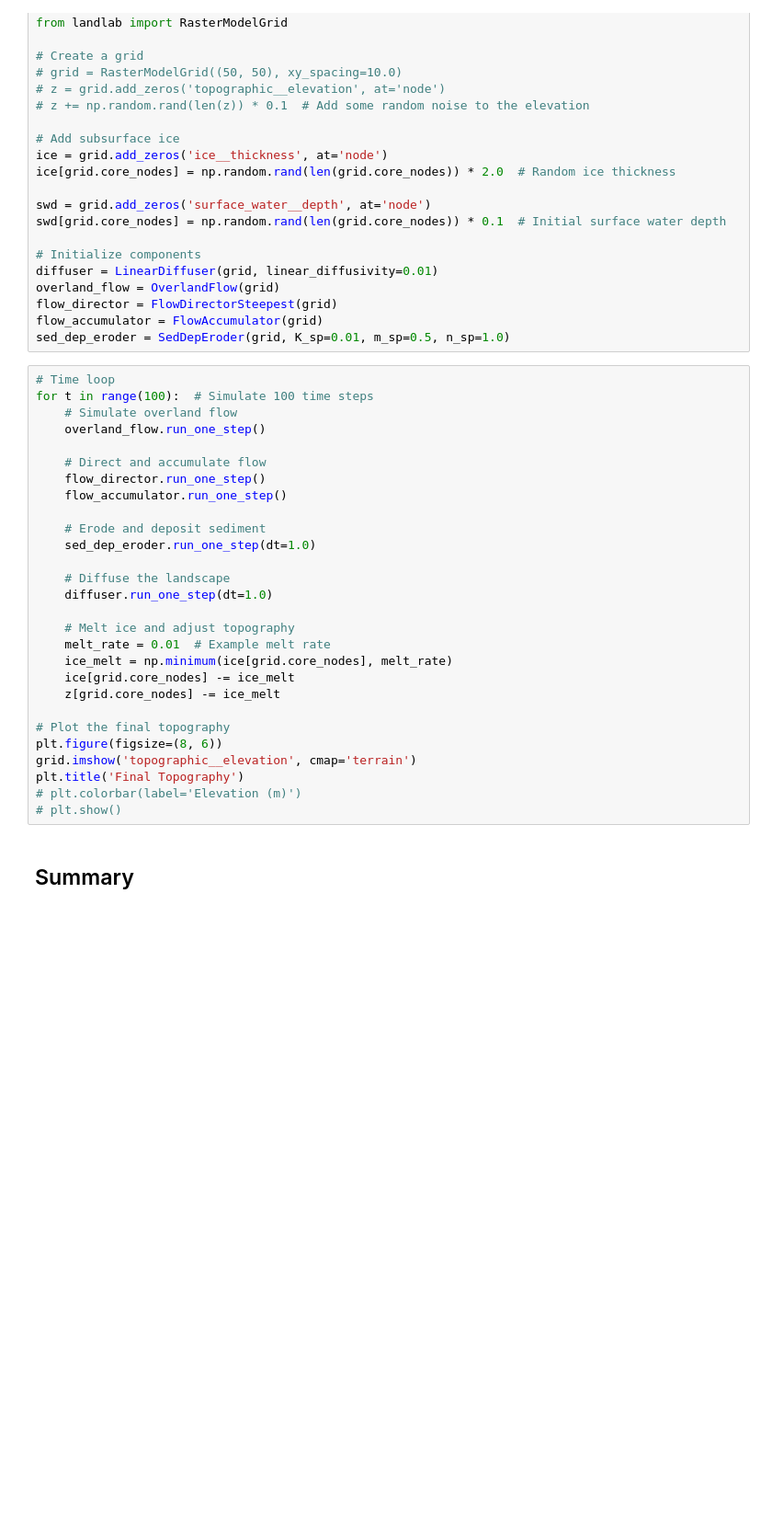
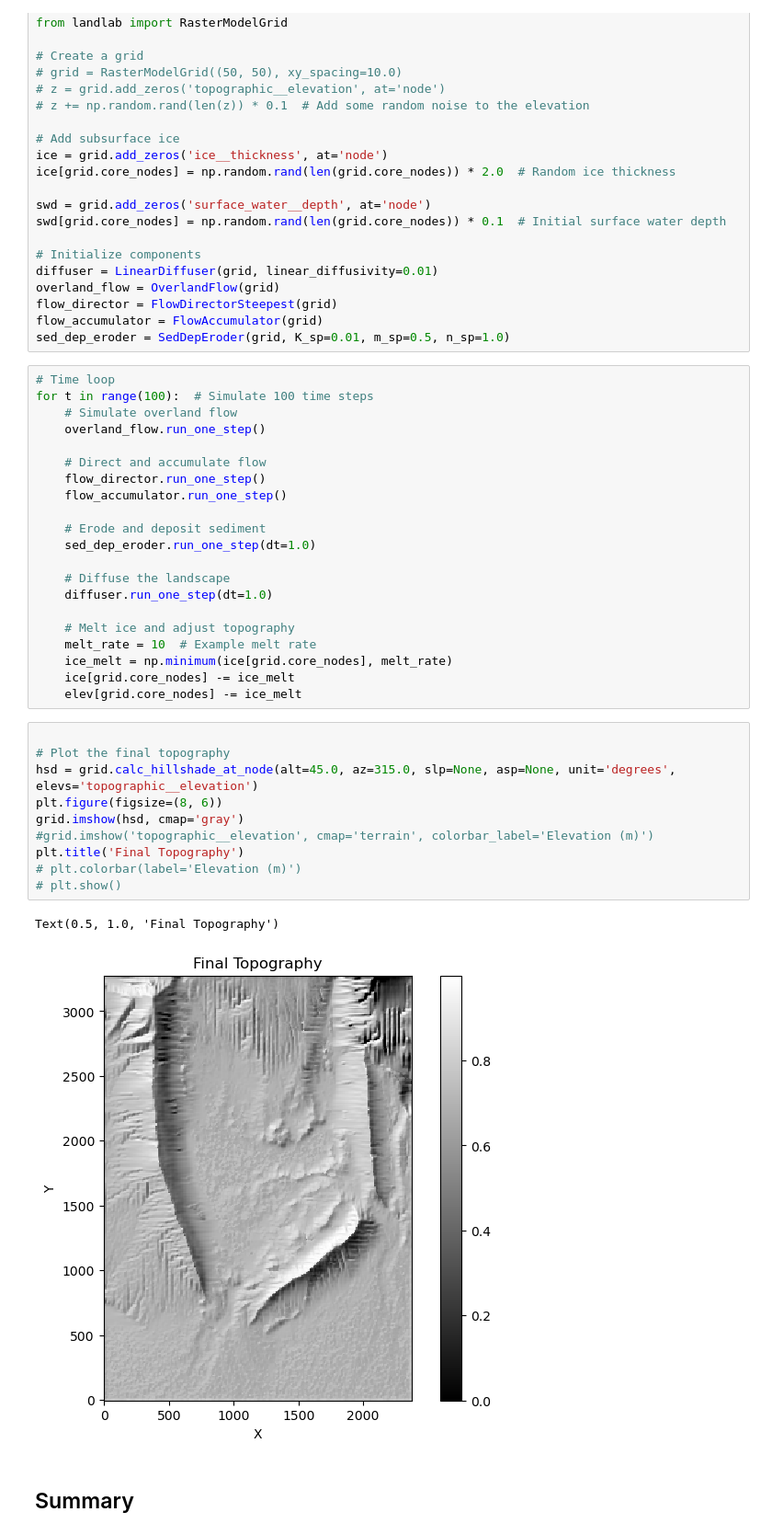
Before and after one commit to shaylatriant/2025-glacier-outbursts, a Jupyter notebook: post_glacial_lab.ipynb, the cells around one changed output. Shown at 92% size. Cells and saved outputs as stored; diff of their text form; blank space fills up the shorter version.

Commit message:
adding new real topography to notebook

```diff
--- a/post_glacial_lab.ipynb
+++ b/post_glacial_lab.ipynb
@@ -483,17 +492,23 @@ for t in range(100):  # Simulate 100 time steps
     diffuser.run_one_step(dt=1.0)
 
     # Melt ice and adjust topography
-    melt_rate = 0.01  # Example melt rate
+    melt_rate = 10  # Example melt rate
     ice_melt = np.minimum(ice[grid.core_nodes], melt_rate)
     ice[grid.core_nodes] -= ice_melt
-    z[grid.core_nodes] -= ice_melt
-
-# Plot the final topography
-plt.figure(figsize=(8, 6))
-grid.imshow('topographic__elevation', cmap='terrain')
-plt.title('Final Topography')
-# plt.colorbar(label='Elevation (m)')
-# plt.show()
+    elev[grid.core_nodes] -= ice_melt
+# %%
+
+# Plot the final topography
+hsd = grid.calc_hillshade_at_node(alt=45.0, az=315.0, slp=None, asp=None, unit='degrees', elevs='topographic__elevation')
+plt.figure(figsize=(8, 6))
+grid.imshow(hsd, cmap='gray')
+#grid.imshow('topographic__elevation', cmap='terrain', colorbar_label='Elevation (m)')
+plt.title('Final Topography')
+# plt.colorbar(label='Elevation (m)')
+# plt.show()
+# %% [output]
+Text(0.5, 1.0, 'Final Topography')
+[figure, added]
 # %% [markdown]
 ## Summary
 # %% [markdown]
```
Also changed, not shown: parts of 1 cell of this notebook.
